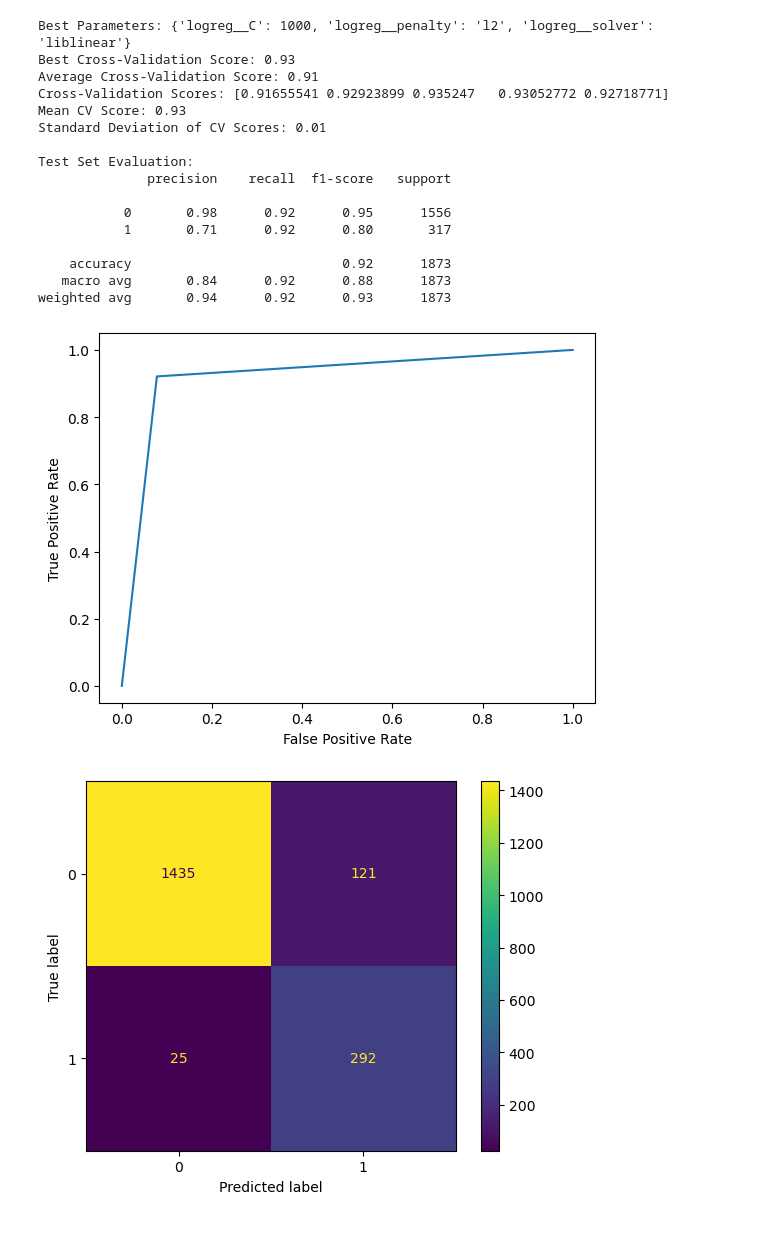
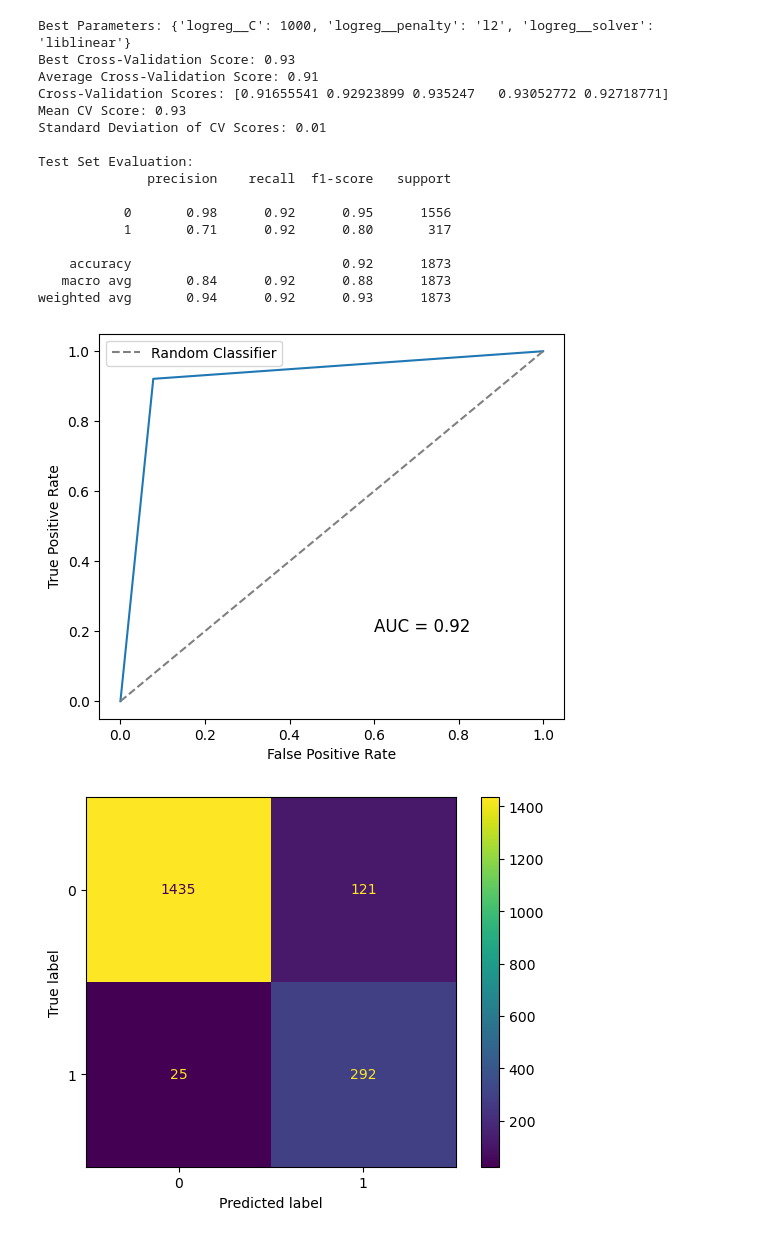
Before and after one commit to janikWa/RoadTrafficNoise, a Jupyter notebook: weather_classification/weather_classification.ipynb, the cells around one changed output. Saved outputs shown, nothing was run; the diff lists cells and outputs as text; code cells hidden in the pictures.

Commit message:
add roc-auc curve

```diff
--- a/weather_classification/weather_classification.ipynb
+++ b/weather_classification/weather_classification.ipynb
@@ -317,10 +312,22 @@ Test Set Evaluation:
     accuracy                           0.92      1873
    macro avg       0.84      0.92      0.88      1873
 weighted avg       0.94      0.92      0.93      1873
-# %%
-plot_roc_curve(y_test_logreg, y_pred_logreg)
-# %% [output]
-[figure, removed]
+# %%
+fpr, tpr, thresholds = roc_curve(y_test_logreg, y_pred_logreg)
+roc_auc = roc_auc_score(y_test_logreg, y_pred_logreg)
+
+plt.figure(figsize=(6, 5))
+RocCurveDisplay(fpr=fpr, tpr=tpr).plot(ax=plt.gca())
+
+
+plt.plot([0, 1], [0, 1], linestyle='--', color='gray', label='Random Classifier')
+
+plt.text(0.6, 0.2, f'AUC = {roc_auc:.2f}', fontsize=12, color='black')
+
+plt.legend()
+plt.show()
+# %% [output]
+[figure, added]
 # %%
 confusion_matrix_logreg = confusion_matrix(y_test_logreg, y_pred_logreg)
 # %%
```
Also changed, not shown: parts of 2 cells of this notebook.
